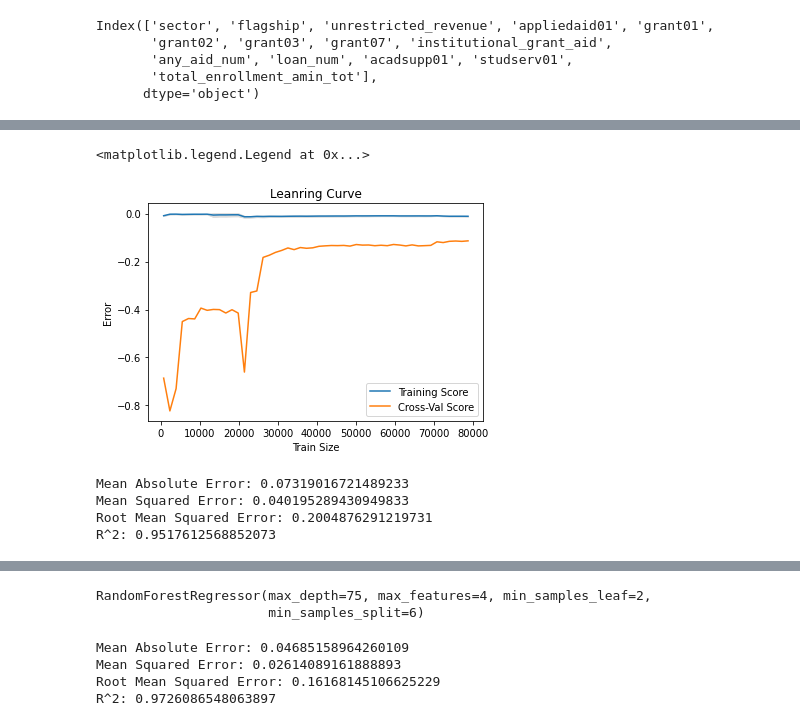
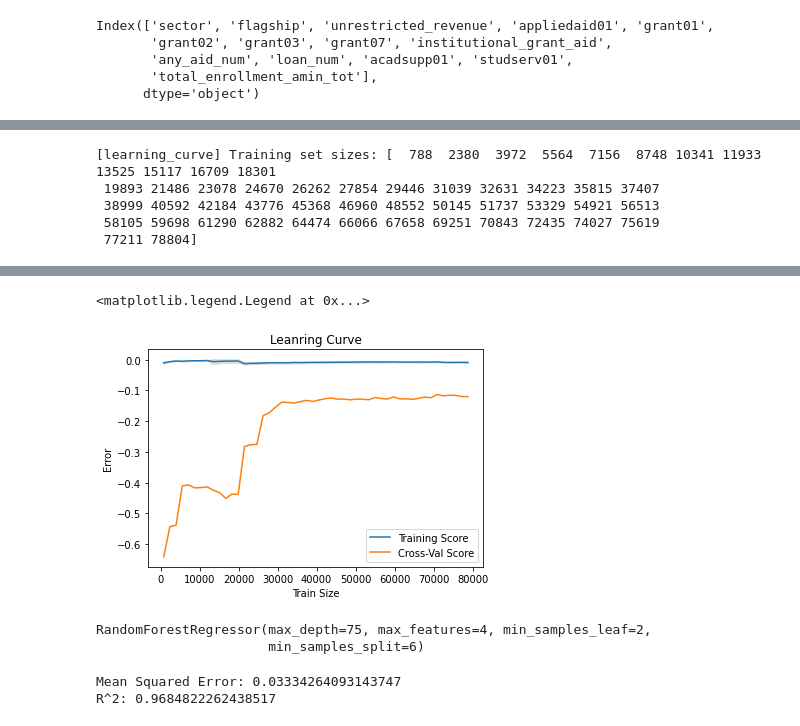
Before and after one commit to Jagac/ML-Repo, a Jupyter notebook: ED256/Analysis.ipynb, the cells around one changed output, grey strips where cells are left out. Saved outputs shown, nothing was run; the diff lists cells and outputs as text; code cells hidden in the pictures.

Commit message:
new learning curves

```diff
--- a/ED256/Analysis.ipynb
+++ b/ED256/Analysis.ipynb
@@ -287,30 +305,38 @@ train_sizes, train_scores, test_scores = learning_curve(
-# %%
-train_mean = np.mean(train_scores,axis=1)
-train_std = np.std(train_scores,axis=1)
-test_mean = np.mean(test_scores,axis=1)
-test_std = np.std(test_scores,axis=1)
-
-plt.plot(train_sizes,train_mean, label = 'Training Score')
-plt.plot(train_sizes,test_mean,label = 'Cross-Val Score')
-
-plt.fill_between(train_sizes, train_mean-train_std, train_mean+train_std, color = '#DDDDDD')
-plt.fill_between(train_sizes, train_mean-train_std, train_mean+train_std, color = '#DDDDDD')
-
-plt.title('Leanring Curve')
-plt.xlabel('Train Size')
-plt.ylabel('Error')
-plt.legend(loc='best')
-# %% [output]
-<matplotlib.legend.Legend at 0x...>
-[figure, removed]
-# %%
-y_pred = rf_final.predict(X_test)
-print('Mean Absolute Error:', metrics.mean_absolute_error(y_test, y_pred))
-print('Mean Squared Error:', metrics.mean_squared_error(y_test, y_pred))
-print('Root Mean Squared Error:', np.sqrt(metrics.mean_squared_error(y_test, y_pred)))
-print('R^2:', metrics.r2_score(y_test, y_pred))
-# %% [output]
-Mean Absolute Error: 0.07319016721489233
-Mean Squared Error: 0.040195289430949833
-Root Mean Squared Error: 0.2004876291219731
-R^2: 0.9517612568852073
+# %%
+y = df_knn[['bachelordegrees']]
+X = df_knn[['sector','flagship',
+                'unrestricted_revenue','appliedaid01',
+                'grant01','grant02','grant03','grant07',
+                'institutional_grant_aid',
+               'any_aid_num','loan_num','acadsupp01','studserv01'
+               ,'total_enrollment_amin_tot']]
+
+
+train_sizes, train_scores, test_scores = learning_curve(
+    RandomForestRegressor(max_depth = 75,max_features = 4, min_samples_leaf= 2,min_samples_split= 6,
+    n_estimators= 100),
+    X,y.values.ravel(), cv =10,scoring='neg_mean_squared_error',n_jobs = -1,
+    train_sizes=np.linspace(0.01,1,50),verbose=1)
+
+
+train_mean = np.mean(train_scores,axis=1)
+train_std = np.std(train_scores,axis=1)
+test_mean = np.mean(test_scores,axis=1)
+test_std = np.std(test_scores,axis=1)
+
+plt.plot(train_sizes,train_mean, label = 'Training Score')
+plt.plot(train_sizes,test_mean,label = 'Cross-Val Score')
+
+plt.fill_between(train_sizes, train_mean-train_std, train_mean+train_std, color = '#DDDDDD')
+plt.fill_between(train_sizes, train_mean-train_std, train_mean+train_std, color = '#DDDDDD')
+
+plt.title('Leanring Curve')
+plt.xlabel('Train Size')
+plt.ylabel('Error')
+plt.legend(loc='best')
+# %% [output]
+[learning_curve] Training set sizes: [  788  2380  3972  5564  7156  8748 10341 11933 13525 15117 16709 18301
+ 19893 21486 23078 24670 26262 27854 29446 31039 32631 34223 35815 37407
+ 38999 40592 42184 43776 45368 46960 48552 50145 51737 53329 54921 56513
+ 58105 59698 61290 62882 64474 66066 67658 69251 70843 72435 74027 75619
+ 77211 78804]
@@ -317,3 +345,5 @@ R^2: 0.9517612568852073
+<matplotlib.legend.Legend at 0x...>
+[figure, added]
 # %%
 X = df_knn[['sector','flagship',
                 'unrestricted_revenue','appliedaid01',
@@ -331,15 +361,11 @@ RandomForestRegressor(max_depth=75, max_features=4, min_samples_leaf=2,
                       min_samples_split=6)
 # %%
 y_pred = rf_final.predict(X_test)
-print('Mean Absolute Error:', metrics.mean_absolute_error(y_test, y_pred))
 print('Mean Squared Error:', metrics.mean_squared_error(y_test, y_pred))
-print('Root Mean Squared Error:', np.sqrt(metrics.mean_squared_error(y_test, y_pred)))
 print('R^2:', metrics.r2_score(y_test, y_pred))
 # %% [output]
-Mean Absolute Error: 0.04685158964260109
-Mean Squared Error: 0.02614089161888893
-Root Mean Squared Error: 0.16168145106625229
-R^2: 0.9726086548063897
+Mean Squared Error: 0.03334264093143747
+R^2: 0.9684822262438517
 # %%
 rf_final.feature_importances_
 # %% [output]
```
Also changed, not shown: parts of 9 cells of this notebook.
